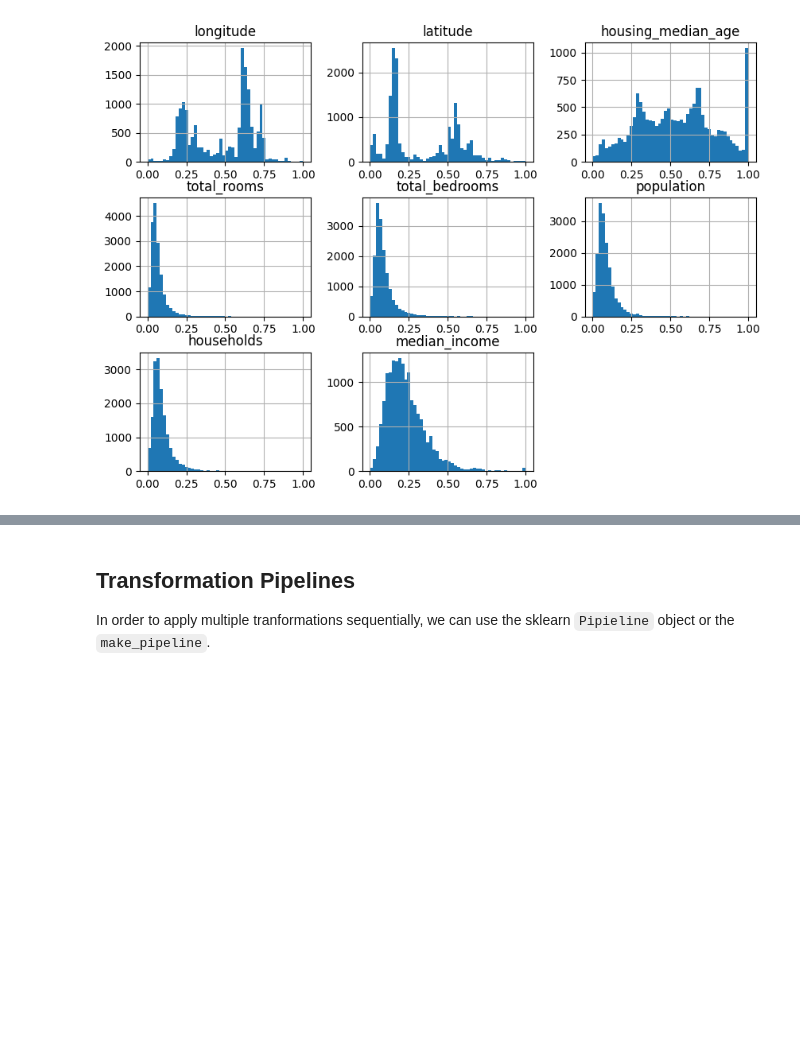
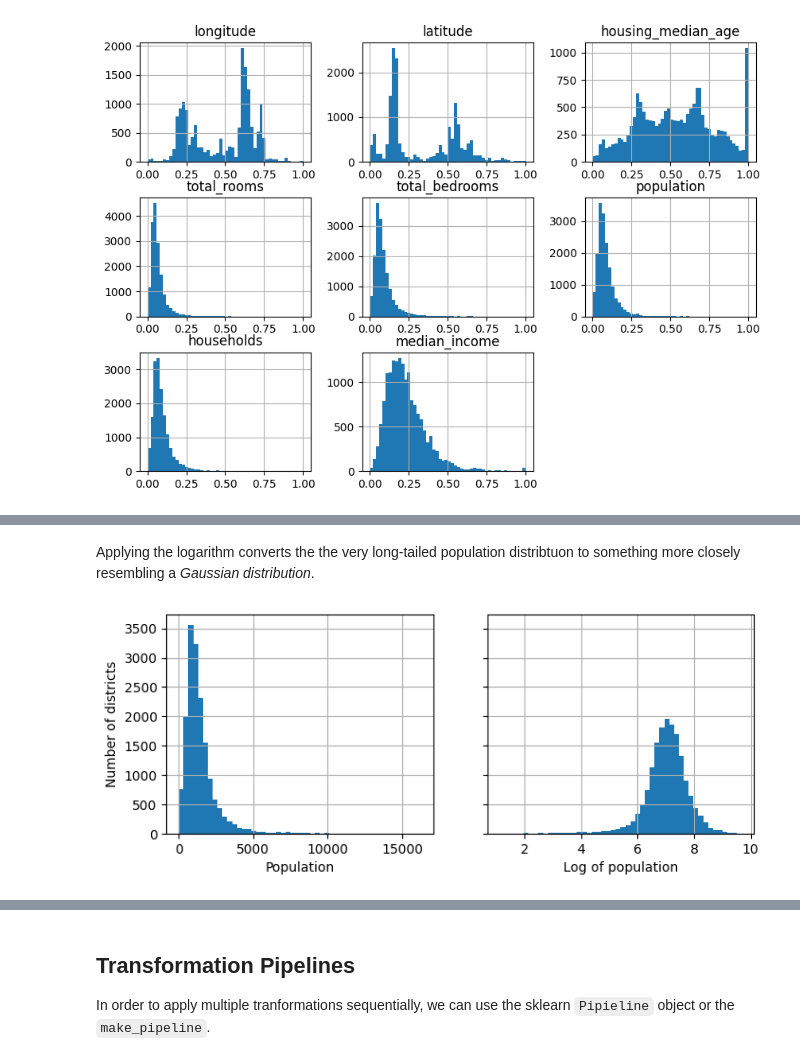
Before and after one commit to JohnnyElaine/handson-mlp, a Jupyter notebook: 02_end_to_end_machine_learning_project.ipynb, the cells around one changed output, grey strips where cells are left out. Cells and saved outputs as stored; diff of their text form; code cells hidden in the pictures; blank space fills up the shorter version.

```diff
--- a/02_end_to_end_machine_learning_project.ipynb
+++ b/02_end_to_end_machine_learning_project.ipynb
@@ -405,0 +419,17 @@ plt.show()
+# %%
+from sklearn.preprocessing import FunctionTransformer
+
+log_transformer = FunctionTransformer(np.log, inverse_func=np.exp)
+log_pop = log_transformer.transform(housing[["population"]])
+# %% [markdown]
+Applying the logarithm converts the the very long-tailed population distribtuon to something more closely resembling a *Gaussian distribution*.
+# %%
+fig, axs = plt.subplots(1, 2, figsize=(8, 3), sharey=True)
+housing["population"].hist(ax=axs[0], bins=50)
+log_pop["population"].hist(ax=axs[1], bins=50)
+axs[0].set_xlabel("Population")
+axs[1].set_xlabel("Log of population")
+axs[0].set_ylabel("Number of districts")
+plt.show()
+# %% [output]
+[figure, added]
```
Also changed, not shown: parts of 54 cells of this notebook, 2 other files.
